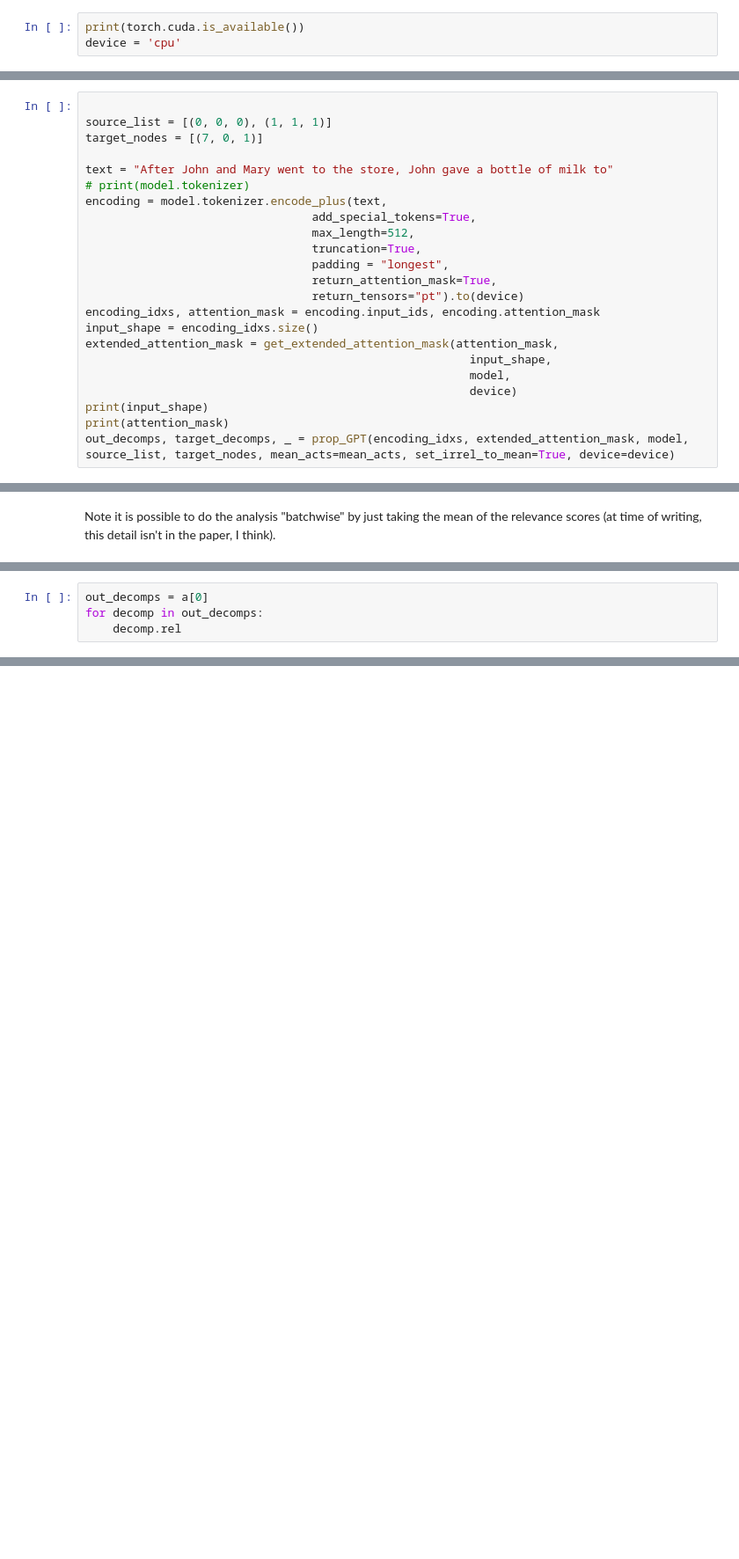
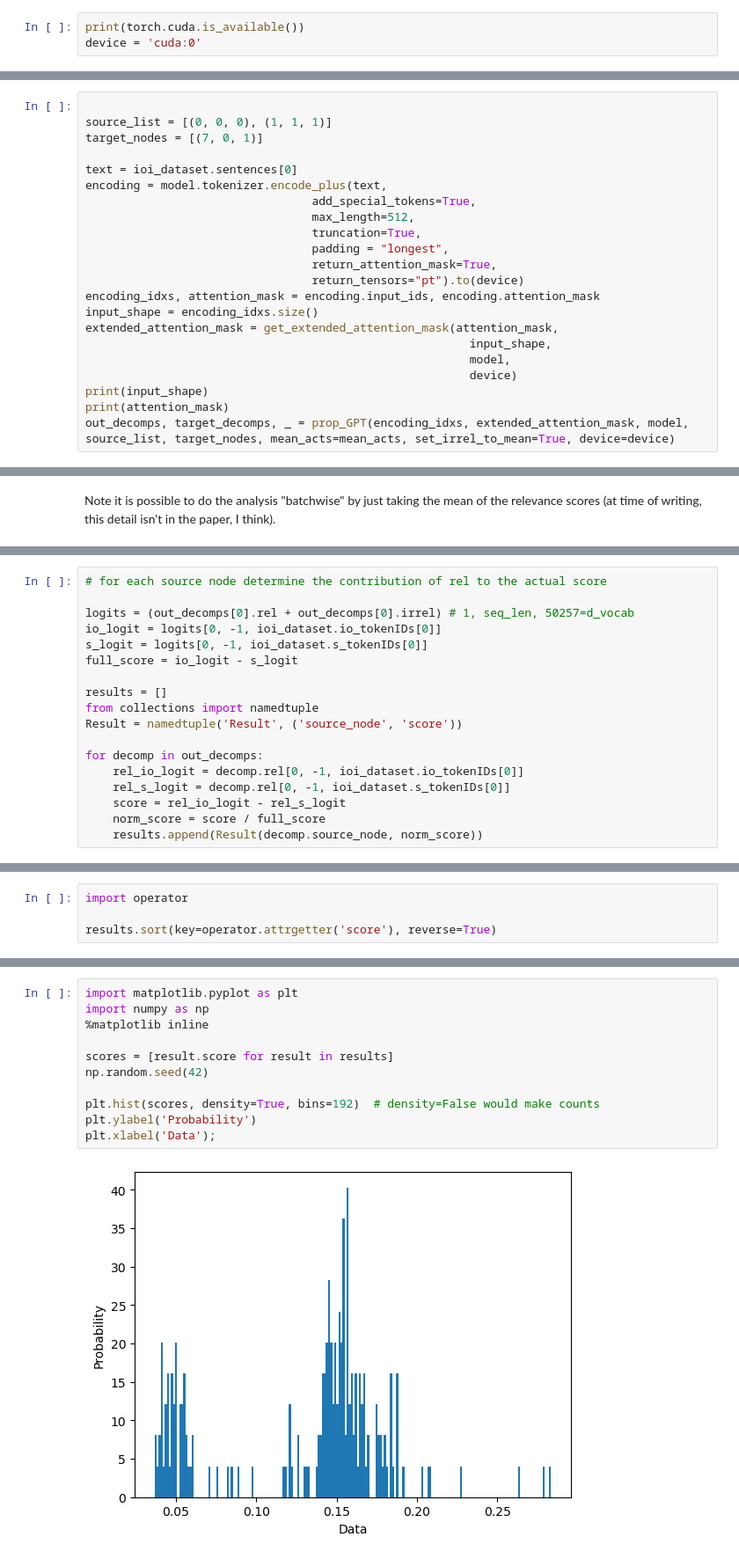
Before and after one commit to adelaidehsu/CD_Circuit, a Jupyter notebook: notebooks/GPT_circuit_discovery.ipynb, the cells around one changed output, grey strips where cells are left out. Shown: that part at 88% size. Saved outputs shown, nothing was run; the diff lists cells and outputs as text; blank space fills up the shorter version.

```diff
--- a/notebooks/GPT_circuit_discovery.ipynb
+++ b/notebooks/GPT_circuit_discovery.ipynb
@@ -59,5 +62,5 @@ GPT-2-small is already capable of performing IOI; that's part of the point of th
 We only need to examine how it does it.
 # %%
 print(torch.cuda.is_available())
-device = 'cpu'
+device = 'cuda:0'
 # %% [output]
@@ -221,8 +224,7 @@ torch.Size([12, 16, 768])
 source_list = [(0, 0, 0), (1, 1, 1)]
 target_nodes = [(7, 0, 1)]
 
-text = "After John and Mary went to the store, John gave a bottle of milk to"
-# print(model.tokenizer)
+text = ioi_dataset.sentences[0]
 encoding = model.tokenizer.encode_plus(text,
                                  add_special_tokens=True,
                                  max_length=512,
@@ -279,4 +284,18 @@ Error:
 # %%
-out_decomps = a[0]
+# for each source node determine the contribution of rel to the actual score
+
+logits = (out_decomps[0].rel + out_decomps[0].irrel) # 1, seq_len, 50257=d_vocab
+io_logit = logits[0, -1, ioi_dataset.io_tokenIDs[0]]
+s_logit = logits[0, -1, ioi_dataset.s_tokenIDs[0]]
+full_score = io_logit - s_logit
+
+results = []
+from collections import namedtuple
+Result = namedtuple('Result', ('source_node', 'score'))
+
 for decomp in out_decomps:
-    decomp.rel
+    rel_io_logit = decomp.rel[0, -1, ioi_dataset.io_tokenIDs[0]]
+    rel_s_logit = decomp.rel[0, -1, ioi_dataset.s_tokenIDs[0]]
+    score = rel_io_logit - rel_s_logit
+    norm_score = score / full_score
+    results.append(Result(decomp.source_node, norm_score))
@@ -284,0 +327,4 @@ for decomp in out_decomps:
+# %%
+import operator
+
+results.sort(key=operator.attrgetter('score'), reverse=True)
@@ -284,0 +351,13 @@ for decomp in out_decomps:
+# %%
+import matplotlib.pyplot as plt
+import numpy as np
+%matplotlib inline
+
+scores = [result.score for result in results]
+np.random.seed(42)
+
+plt.hist(scores, density=True, bins=192)  # density=False would make counts
+plt.ylabel('Probability')
+plt.xlabel('Data');
+# %% [output]
+[figure, added]
```
Also changed, not shown: parts of 17 cells of this notebook, 4 other files.
